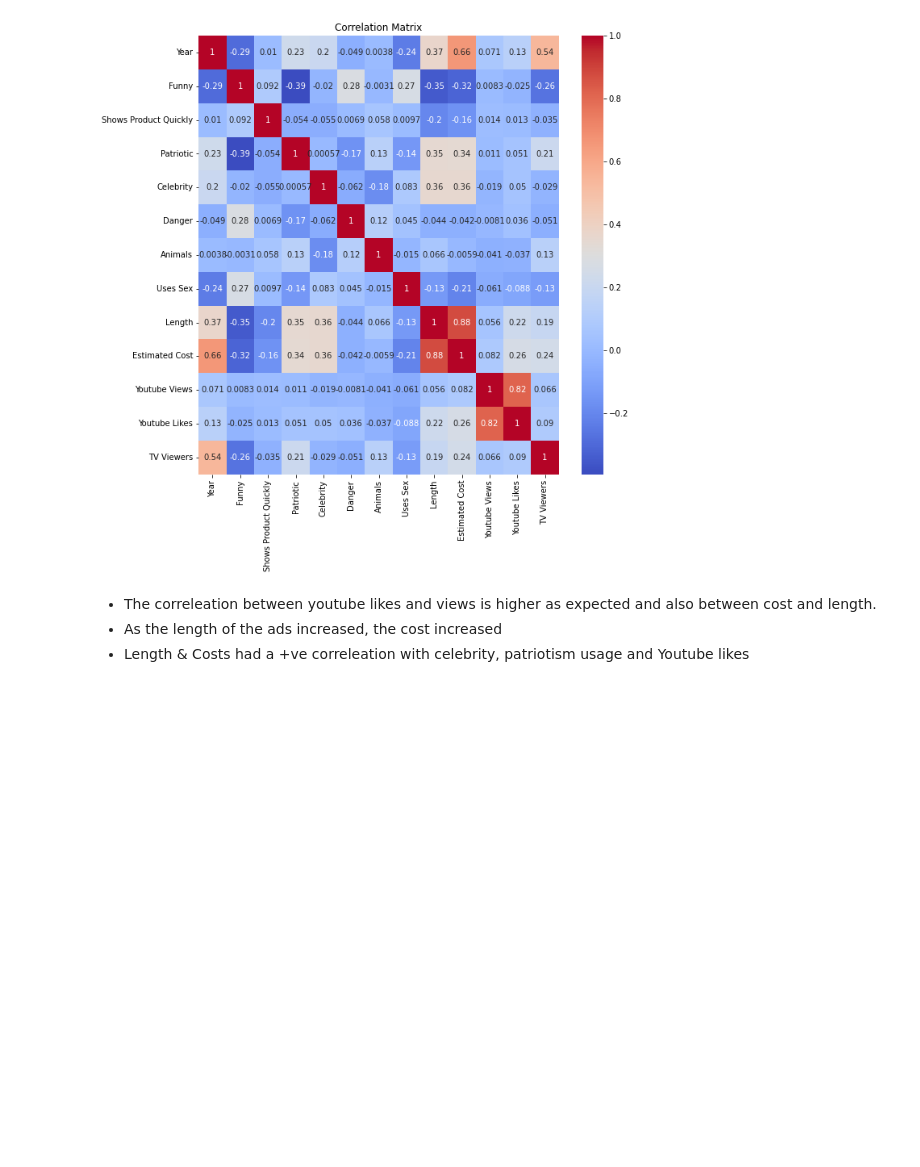
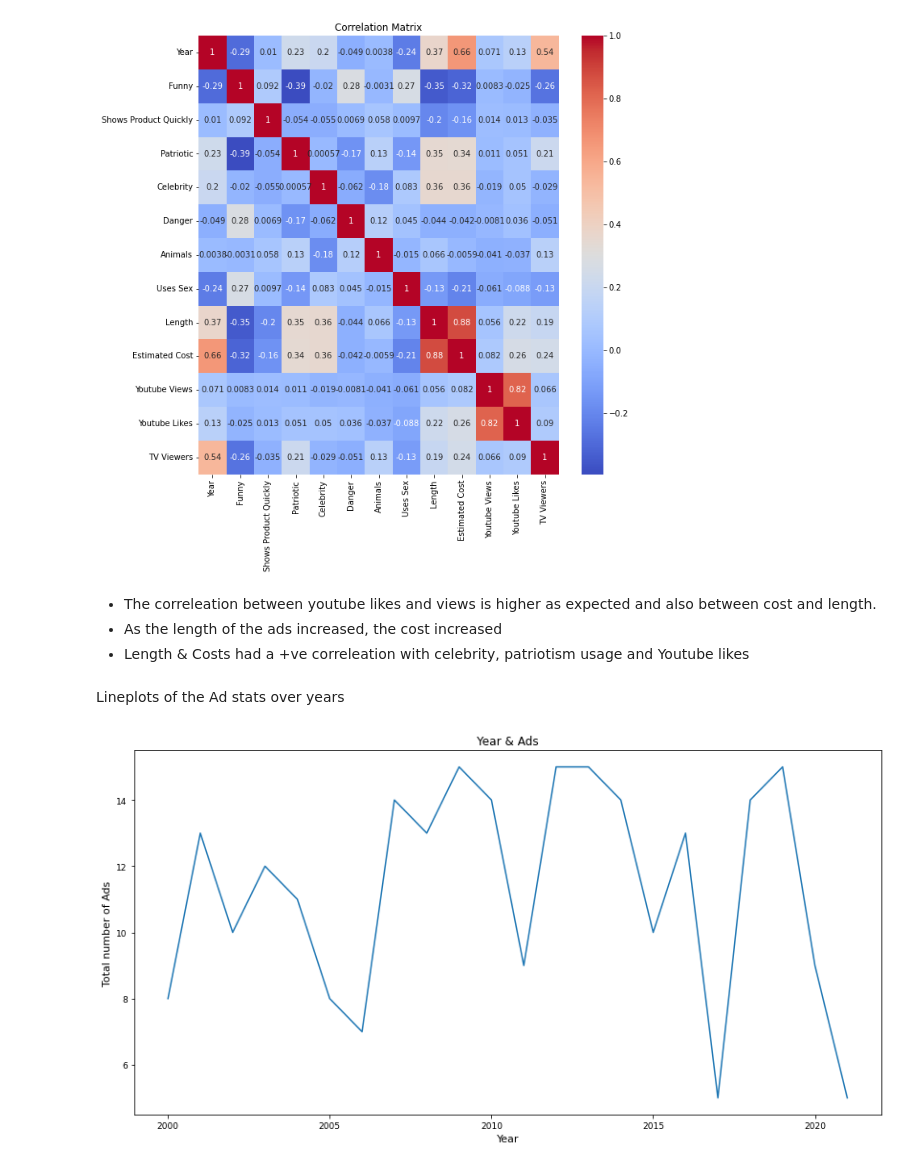
Before and after one commit to prabhuparthiban/Superbowl_Commercials_Challenge, a Jupyter notebook: superbowl.ipynb, the cells around one changed output. Saved outputs shown, nothing was run; the diff lists cells and outputs as text; code cells hidden in the pictures; blank space fills up the shorter version.

Commit message:
add charts and further analysis

```diff
--- a/superbowl.ipynb
+++ b/superbowl.ipynb
@@ -456,3 +456,16 @@ plt.show()
 * The correleation between youtube likes and views is higher as expected and also between cost and length.
 * As the length of the ads increased, the cost increased
 * Length & Costs had a +ve correleation with celebrity, patriotism usage and Youtube likes
+# %% [markdown]
+Lineplots of the Ad stats over years
+# %%
+plt.figure(figsize=(14,7))
+df1['Year'].value_counts(sort=False).plot.line()
+plt.xlabel("Year",fontsize=11)
+plt.ylabel("Total number of Ads",fontsize=11)
+plt.xticks(fontsize=9)
+plt.yticks(fontsize=9)
+plt.title("Year & Ads",fontsize=12)
+plt.show()
+# %% [output]
+[figure, added]
```
Also changed, not shown: parts of 16 cells of this notebook.
